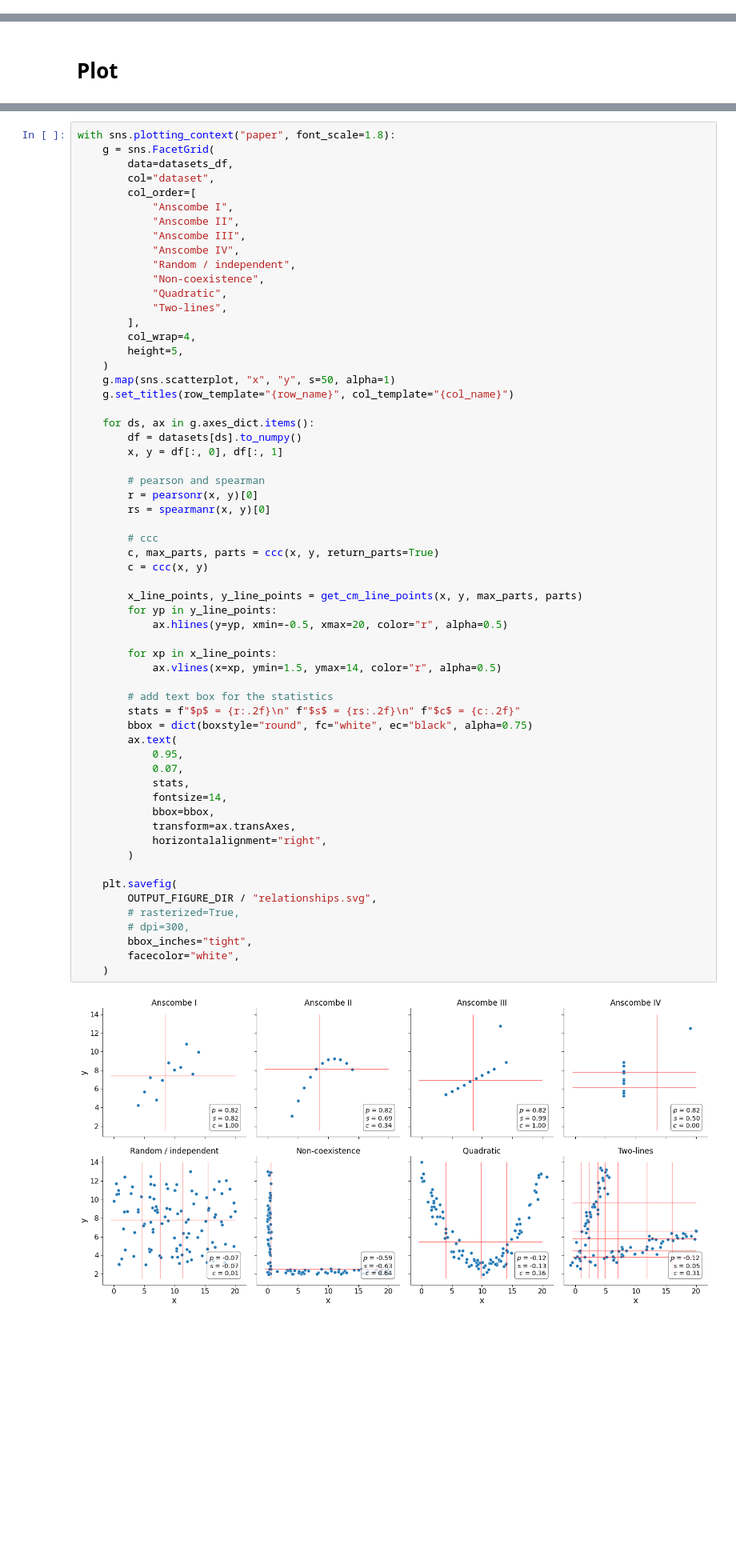
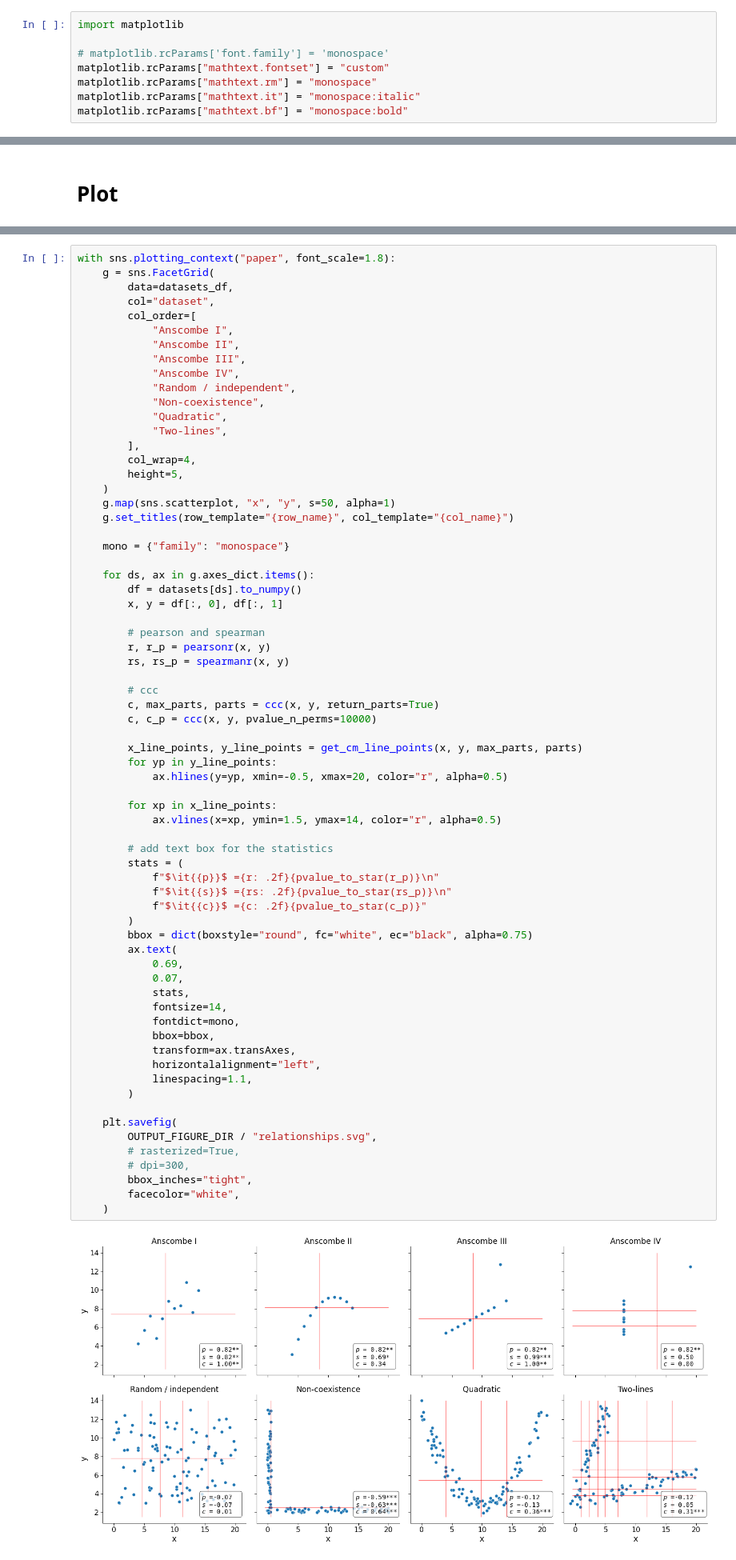
Before and after one commit to greenelab/ccc, a Jupyter notebook: nbs/99_manuscript/intro/05-relationships_analysis.ipynb, the cells around one changed output, grey strips where cells are left out. Shown at 80% size. Drawn from its saved outputs; the diff is of its cells as text; blank space fills up the shorter version.

Commit message:
figure 1: add p-values in simulated data

```diff
--- a/nbs/99_manuscript/intro/05-relationships_analysis.ipynb
+++ b/nbs/99_manuscript/intro/05-relationships_analysis.ipynb
@@ -14,6 +14,14 @@ from sklearn.preprocessing import minmax_scale
 
 from ccc import conf
 from ccc.coef import ccc
+# %%
+import matplotlib
+
+# matplotlib.rcParams['font.family'] = 'monospace'
+matplotlib.rcParams["mathtext.fontset"] = "custom"
+matplotlib.rcParams["mathtext.rm"] = "monospace"
+matplotlib.rcParams["mathtext.it"] = "monospace:italic"
+matplotlib.rcParams["mathtext.bf"] = "monospace:bold"
 # %% [markdown]
 # Settings
 # %% [markdown]
@@ -247,47 +274,55 @@ with sns.plotting_context("paper", font_scale=1.8):
     g.map(sns.scatterplot, "x", "y", s=50, alpha=1)
     g.set_titles(row_template="{row_name}", col_template="{col_name}")
 
+    mono = {"family": "monospace"}
+
     for ds, ax in g.axes_dict.items():
         df = datasets[ds].to_numpy()
         x, y = df[:, 0], df[:, 1]
 
         # pearson and spearman
-        r = pearsonr(x, y)[0]
-        rs = spearmanr(x, y)[0]
+        r, r_p = pearsonr(x, y)
+        rs, rs_p = spearmanr(x, y)
 
         # ccc
         c, max_parts, parts = ccc(x, y, return_parts=True)
-        c = ccc(x, y)
+        c, c_p = ccc(x, y, pvalue_n_perms=10000)
 
         x_line_points, y_line_points = get_cm_line_points(x, y, max_parts, parts)
         for yp in y_line_points:
             ax.hlines(y=yp, xmin=-0.5, xmax=20, color="r", alpha=0.5)
 
         for xp in x_line_points:
             ax.vlines(x=xp, ymin=1.5, ymax=14, color="r", alpha=0.5)
 
         # add text box for the statistics
-        stats = f"$p$ = {r:.2f}\n" f"$s$ = {rs:.2f}\n" f"$c$ = {c:.2f}"
+        stats = (
+            f"$\it{{p}}$ ={r: .2f}{pvalue_to_star(r_p)}\n"
+            f"$\it{{s}}$ ={rs: .2f}{pvalue_to_star(rs_p)}\n"
+            f"$\it{{c}}$ ={c: .2f}{pvalue_to_star(c_p)}"
+        )
         bbox = dict(boxstyle="round", fc="white", ec="black", alpha=0.75)
         ax.text(
-            0.95,
+            0.69,
             0.07,
             stats,
             fontsize=14,
+            fontdict=mono,
             bbox=bbox,
             transform=ax.transAxes,
-            horizontalalignment="right",
+            horizontalalignment="left",
+            linespacing=1.1,
         )
 
     plt.savefig(
         OUTPUT_FIGURE_DIR / "relationships.svg",
         # rasterized=True,
         # dpi=300,
         bbox_inches="tight",
         facecolor="white",
     )
 # %% [output]
-[figure, old version]
+[figure, new version]
 # %% [markdown]
 **Takeaways**:
 
```
Also changed, not shown: parts of 2 cells of this notebook, 1 other file.
